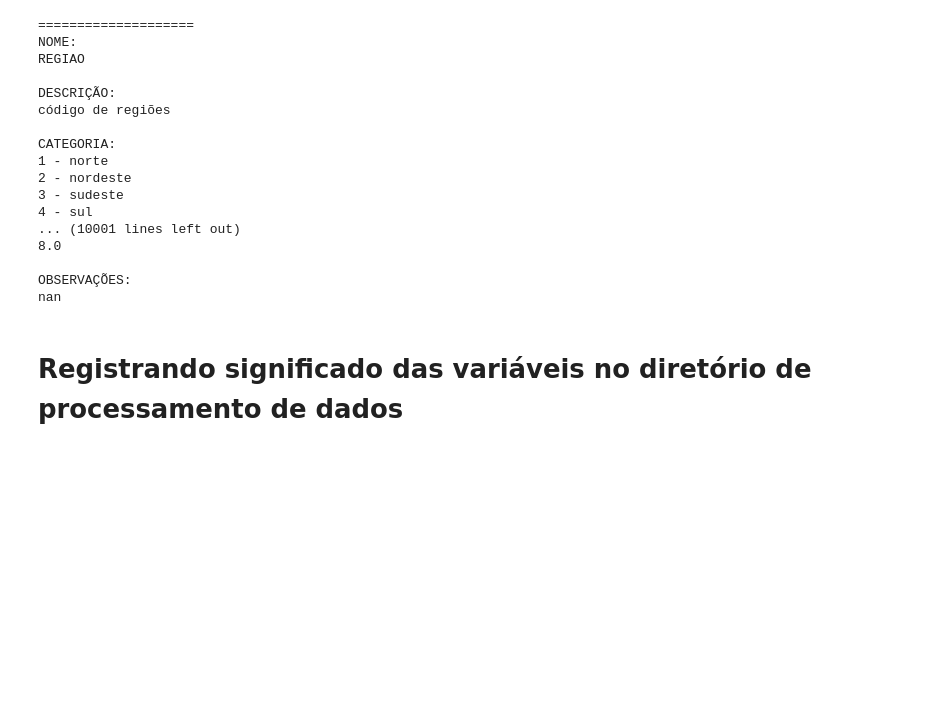
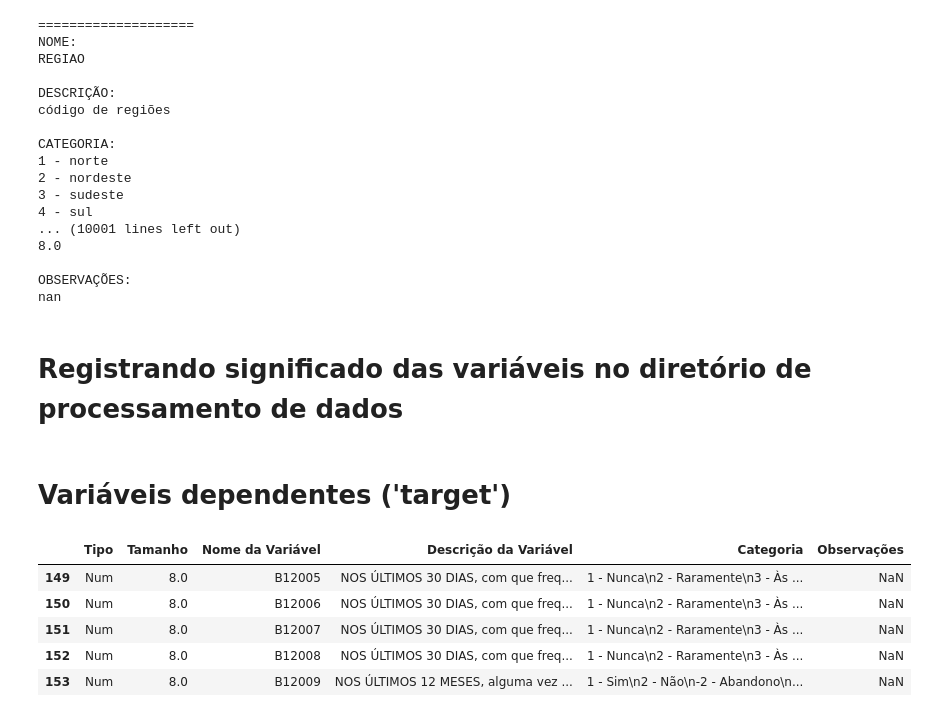
Before and after one commit to brucelucien/2026-02-ppgi-ia-trabalho-final, a Jupyter notebook: codigo/etapa_01_entendimento_dos_dados.ipynb, the cells around one changed output. Drawn from its saved outputs; the diff is of its cells as text; code cells hidden in the pictures; blank space fills up the shorter version.

```diff
--- a/codigo/etapa_01_entendimento_dos_dados.ipynb
+++ b/codigo/etapa_01_entendimento_dos_dados.ipynb
@@ -165,0 +171,13 @@ with open(ENDERECO_GERACAO_RESUMO_SIGNIFICADO_VARIAVEIS, 'w') as arquivo:
+# %% [markdown]
+# Variáveis dependentes ('target')
+# %%
+variaveis_dependentes = df_dicionario[df_dicionario["Nome da Variável"].isin(VARIAVEIS_DEPENDENTES)]
+# %%
+variaveis_dependentes
+# %% [output]
+|  | Tipo | Tamanho | Nome da Variável | Descrição da Variável | Categoria | Observações |
+| 149 | Num | 8.0 | B12005 | NOS ÚLTIMOS 30 DIAS, com que freq... | 1 - Nunca\n2 - Raramente\n3 - Às ... | NaN |
+| 150 | Num | 8.0 | B12006 | NOS ÚLTIMOS 30 DIAS, com que freq... | 1 - Nunca\n2 - Raramente\n3 - Às ... | NaN |
+| 151 | Num | 8.0 | B12007 | NOS ÚLTIMOS 30 DIAS, com que freq... | 1 - Nunca\n2 - Raramente\n3 - Às ... | NaN |
+| 152 | Num | 8.0 | B12008 | NOS ÚLTIMOS 30 DIAS, com que freq... | 1 - Nunca\n2 - Raramente\n3 - Às ... | NaN |
+| 153 | Num | 8.0 | B12009 | NOS ÚLTIMOS 12 MESES, alguma vez ... | 1 - Sim\n2 - Não\n-2 - Abandono\n... | NaN |
```
Also changed, not shown: parts of 14 cells of this notebook, 3 other files.
